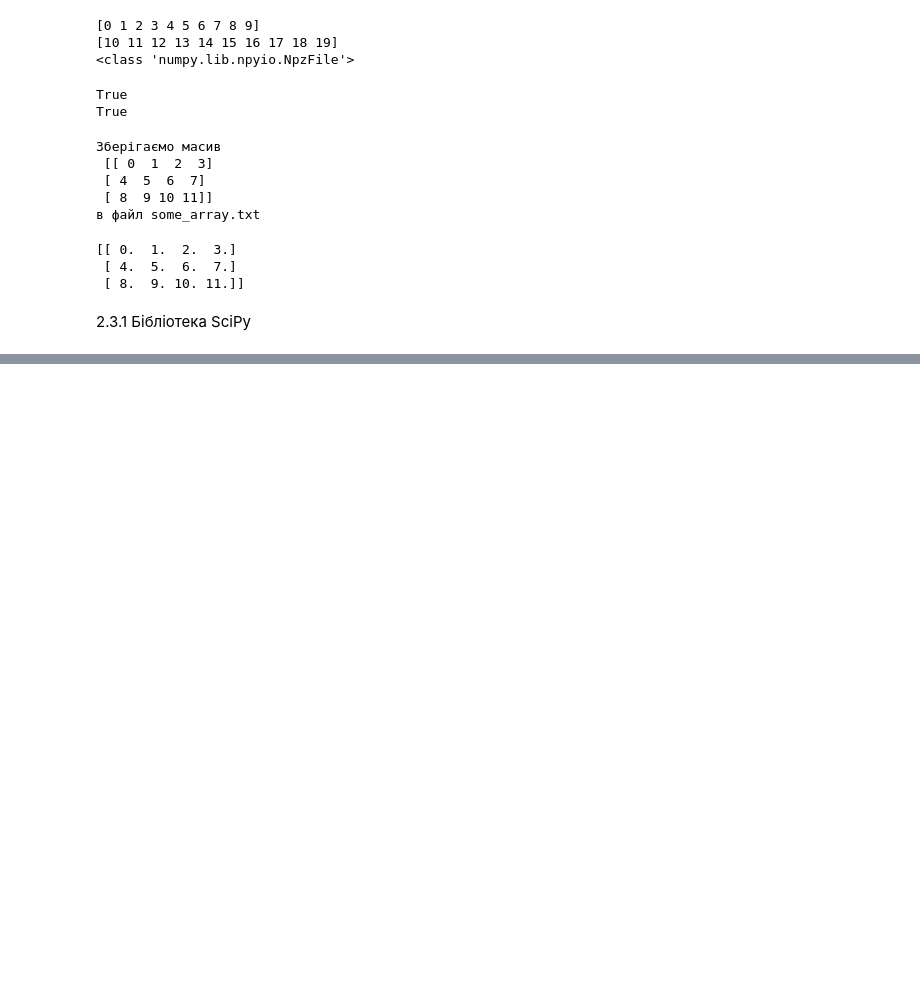
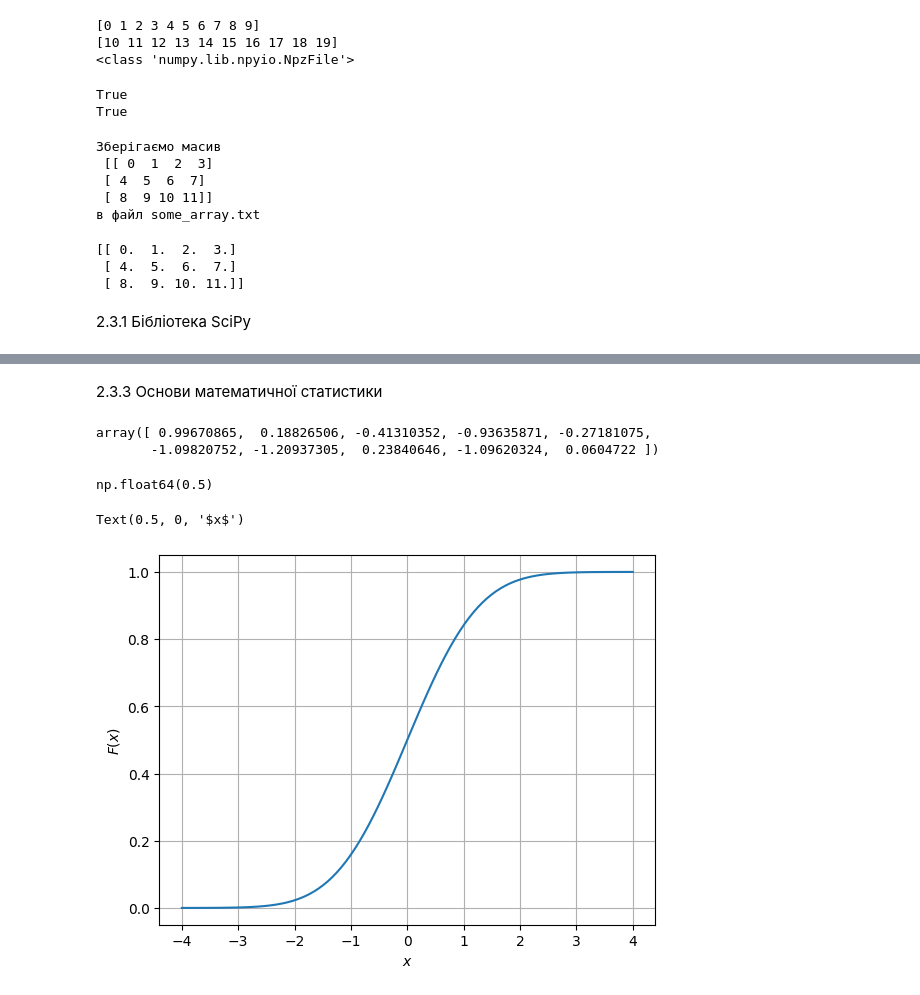
Before and after one commit to zzabaras/projects, a Jupyter notebook: python_projects/ШБД/sbd.ipynb, the cells around one changed output, grey strips where cells are left out. Drawn from its saved outputs; the diff is of its cells as text; code cells hidden in the pictures; blank space fills up the shorter version.

```diff
--- a/python_projects/ШБД/sbd.ipynb
+++ b/python_projects/ШБД/sbd.ipynb
@@ -796,0 +961,2 @@ print(new_arr)
+# %% [markdown]
+2.3.3 Основи математичної статистики
@@ -796,0 +967,27 @@ print(new_arr)
+# %%
+#генеруємо вібірку з нормальним розподілом
+mu = 0.0
+sigma = 1.0
+
+norm_rv = sts.norm(loc=mu, scale=sigma)
+
+norm_rv.rvs(size=10)
+# %% [output]
+array([ 0.99670865,  0.18826506, -0.41310352, -0.93635871, -0.27181075,
+       -1.09820752, -1.20937305,  0.23840646, -1.09620324,  0.0604722 ])
+# %%
+# функція розподілу випадкової величини в точці
+norm_rv.cdf(0)
+# %% [output]
+np.float64(0.5)
+# %%
+x = np.linspace(-4,4,100)
+cdf= norm_rv.cdf(x)
+
+plt.plot(x, cdf)
+plt.ylabel('$F(x)$')
+plt.grid()
+plt.xlabel('$x$')
+# %% [output]
+Text(0.5, 0, '$x$')
+[figure, added]
```
Also changed, not shown: parts of 55 cells of this notebook.
